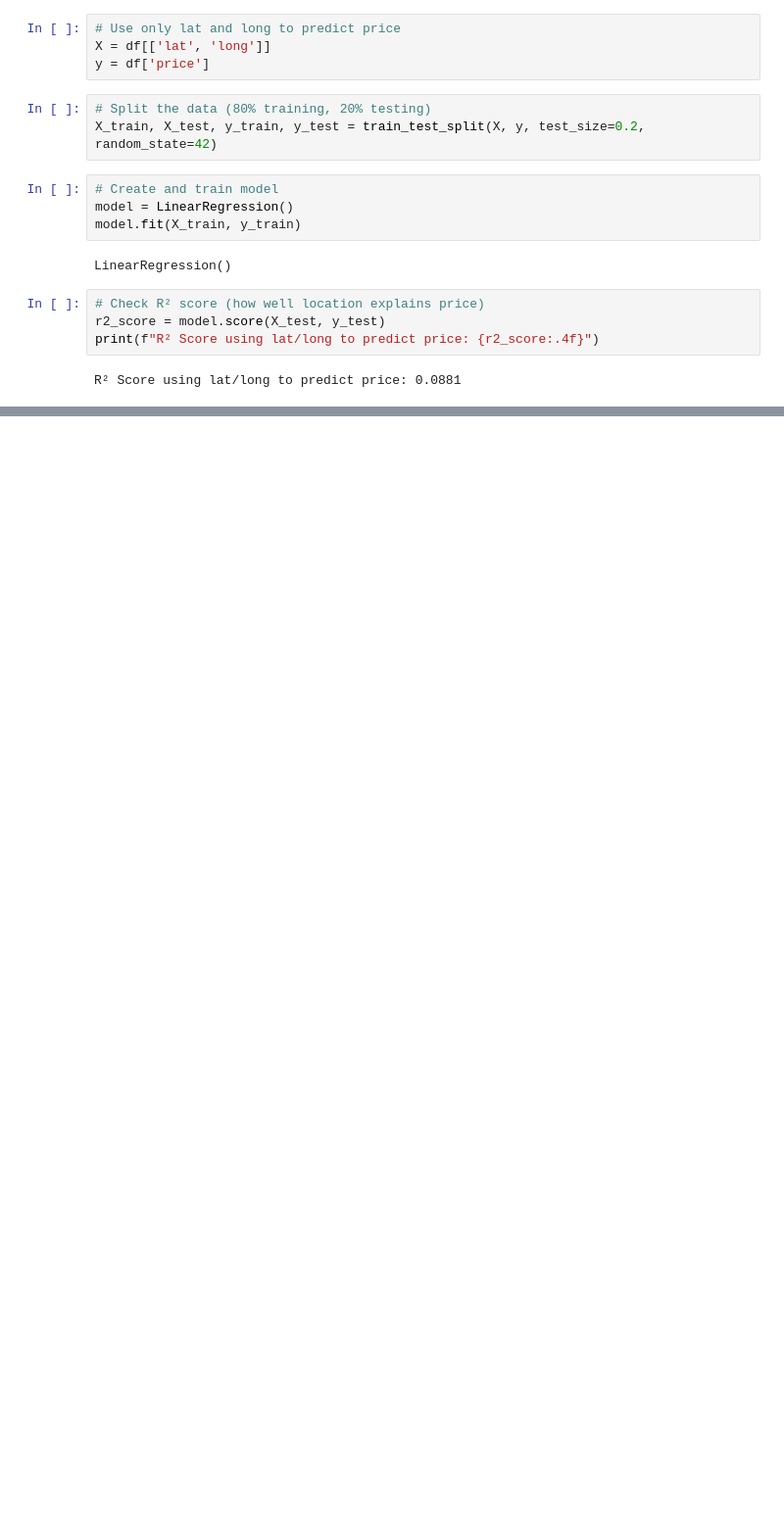
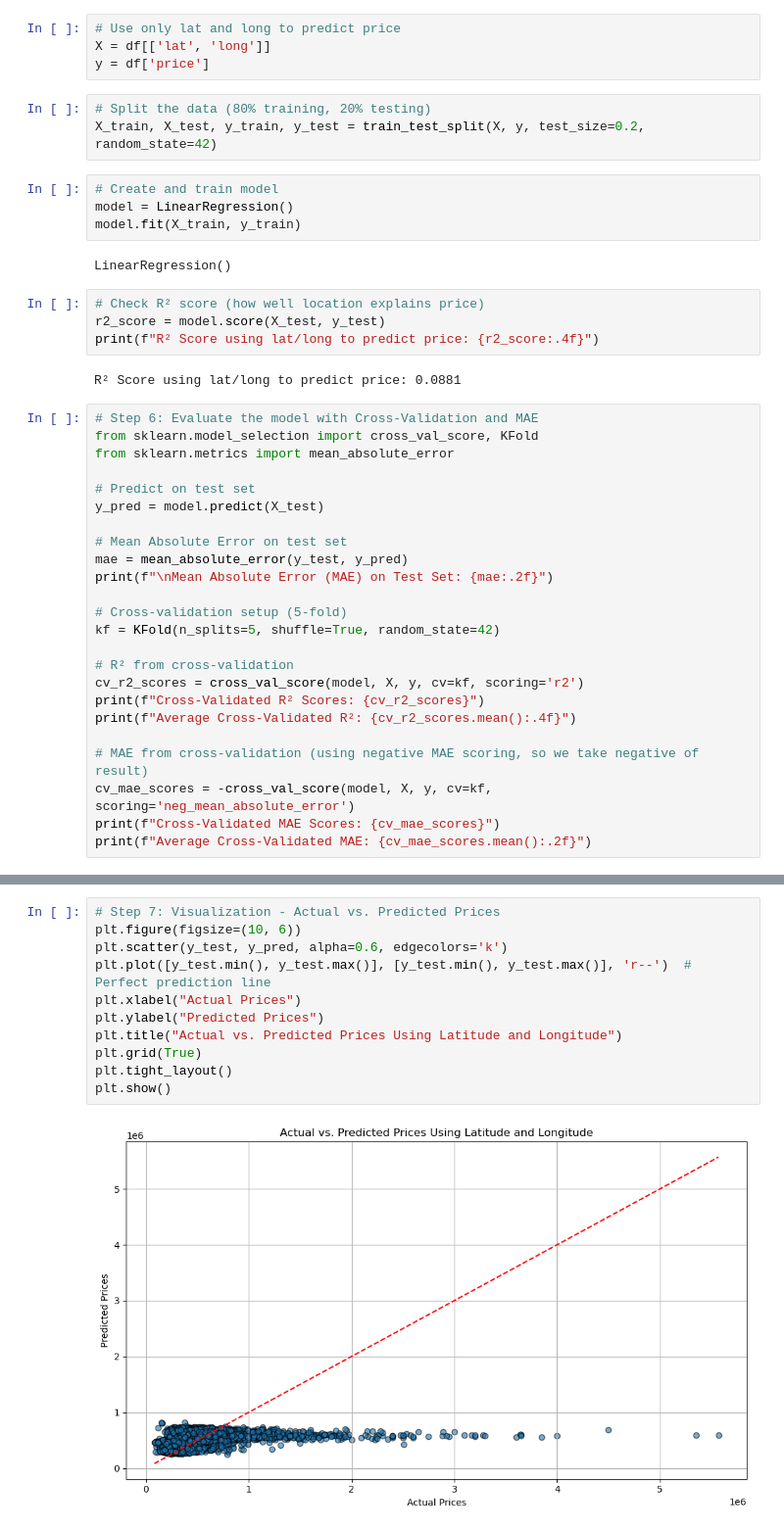
Before and after one commit to jss6071/dscprogrammingfinalproject, a Jupyter notebook: Location-Based_Feature_Analysis_BereketTarekegn.ipynb, the cells around one changed output, grey strips where cells are left out. Shown: that part at 98% size. Cells and saved outputs as stored; diff of their text form; blank space fills up the shorter version.

Commit message:
Updated notebook with cross-validation, MAE, scatter plot, and interpretation

```diff
--- a/Location-Based_Feature_Analysis_BereketTarekegn.ipynb
+++ b/Location-Based_Feature_Analysis_BereketTarekegn.ipynb
@@ -140,3 +140,27 @@ r2_score = model.score(X_test, y_test)
 print(f"R² Score using lat/long to predict price: {r2_score:.4f}")
 # %% [output]
 R² Score using lat/long to predict price: 0.0881
+# %%
+# Step 6: Evaluate the model with Cross-Validation and MAE
+from sklearn.model_selection import cross_val_score, KFold
+from sklearn.metrics import mean_absolute_error
+
+# Predict on test set
+y_pred = model.predict(X_test)
+
+# Mean Absolute Error on test set
+mae = mean_absolute_error(y_test, y_pred)
+print(f"\nMean Absolute Error (MAE) on Test Set: {mae:.2f}")
+
+# Cross-validation setup (5-fold)
+kf = KFold(n_splits=5, shuffle=True, random_state=42)
+
+# R² from cross-validation
+cv_r2_scores = cross_val_score(model, X, y, cv=kf, scoring='r2')
+print(f"Cross-Validated R² Scores: {cv_r2_scores}")
+print(f"Average Cross-Validated R²: {cv_r2_scores.mean():.4f}")
+
+# MAE from cross-validation (using negative MAE scoring, so we take negative of result)
+cv_mae_scores = -cross_val_score(model, X, y, cv=kf, scoring='neg_mean_absolute_error')
+print(f"Cross-Validated MAE Scores: {cv_mae_scores}")
+print(f"Average Cross-Validated MAE: {cv_mae_scores.mean():.2f}")
@@ -142,0 +174,13 @@ R² Score using lat/long to predict price: 0.0881
+# %%
+# Step 7: Visualization - Actual vs. Predicted Prices
+plt.figure(figsize=(10, 6))
+plt.scatter(y_test, y_pred, alpha=0.6, edgecolors='k')
+plt.plot([y_test.min(), y_test.max()], [y_test.min(), y_test.max()], 'r--')  # Perfect prediction line
+plt.xlabel("Actual Prices")
+plt.ylabel("Predicted Prices")
+plt.title("Actual vs. Predicted Prices Using Latitude and Longitude")
+plt.grid(True)
+plt.tight_layout()
+plt.show()
+# %% [output]
+[figure, added]
```
Also changed, not shown: parts of 3 cells of this notebook.
